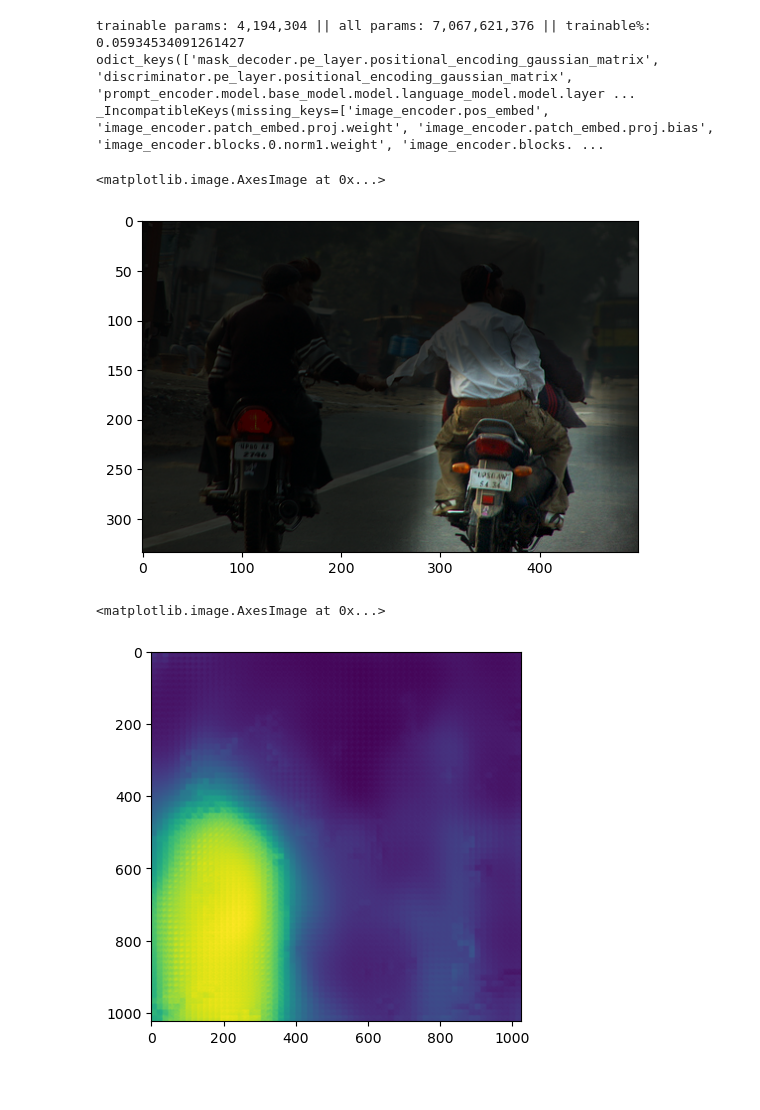
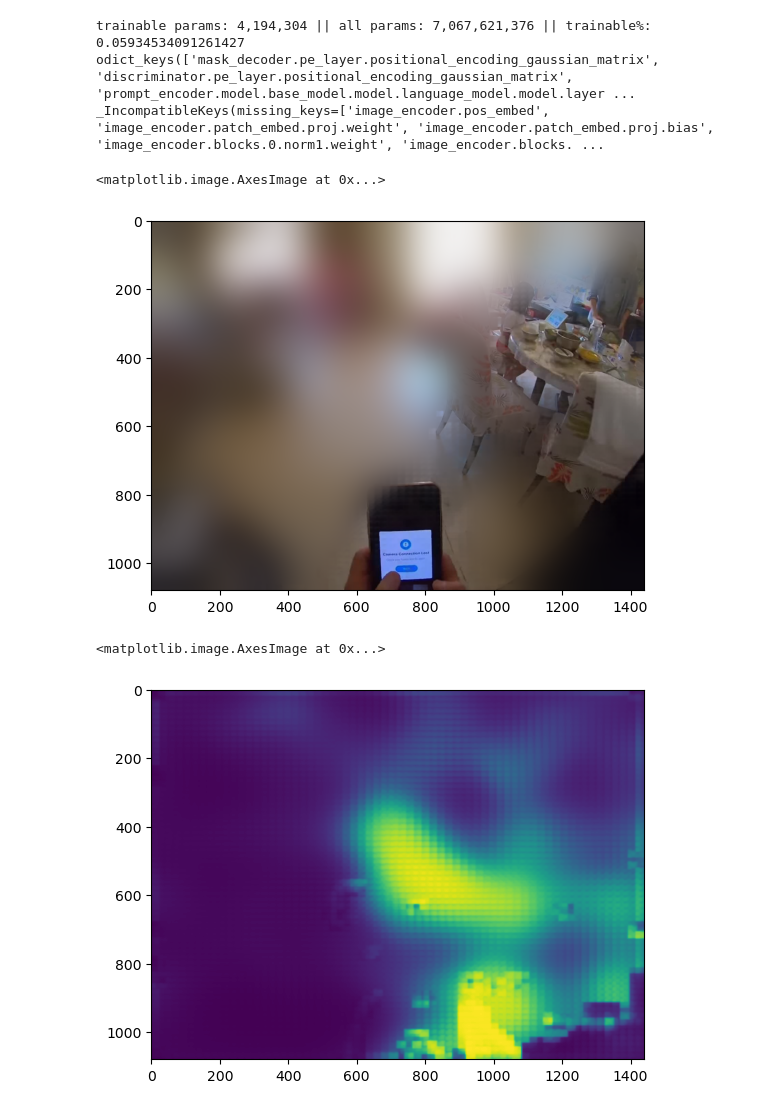
Before and after one commit to 2toinf/IVM, a Jupyter notebook: demo.ipynb, the cells around one changed output. Saved outputs shown, nothing was run; the diff lists cells and outputs as text; code cells hidden in the pictures; blank space fills up the shorter version.

```diff
--- a/demo.ipynb
+++ b/demo.ipynb
@@ -21,21 +21,21 @@ _IncompatibleKeys(missing_keys=['image_encoder.pos_embed', 'image_encoder.patch_
 # %%
 from PIL import Image
 
-image = Image.open("/home/roborobo/Downloads/See-you-need-to-see/Test-VQAv2/val2014_subset/COCO_val2014_000000148526.jpg")
-instruction = "which motocycle is not braking?"
+image = Image.open("/home/roborobo/Downloads/See-you-need-to-see/Ego/Merge_EgoThink_Ori_Image/4_navigation.jpg")
+instruction = "should I take lunch?"
 
-result = model.forward_batch([image], [instruction], threshold=0.5, blur_kernel_size = 201, dilate_kernel_size =7, min_reserved_ratio=0.2, fill_color=(0,0,0))
+result = model.forward_batch([image], [instruction], threshold=0.5, blur_kernel_size = 401, dilate_kernel_size =1, min_reserved_ratio=0.05, fill_color=(0,0,0))
 from matplotlib import pyplot as plt
 import numpy as np
-plt.imshow((result['highlight_image'][0]).astype(np.uint8))
+plt.imshow((result['blur_image'][0]).astype(np.uint8))
 # %% [output]
 <matplotlib.image.AxesImage at 0x...>
-[figure, old version]
+[figure, new version]
 # %%
-plt.imshow((result['soft'][0][0].cpu()))
+plt.imshow((result['soft'][0]))
 # %% [output]
 <matplotlib.image.AxesImage at 0x...>
-[figure, old version]
+[figure, new version]
 # %%
 import json
 import tqdm
```
Also changed, not shown: 1 other file.
